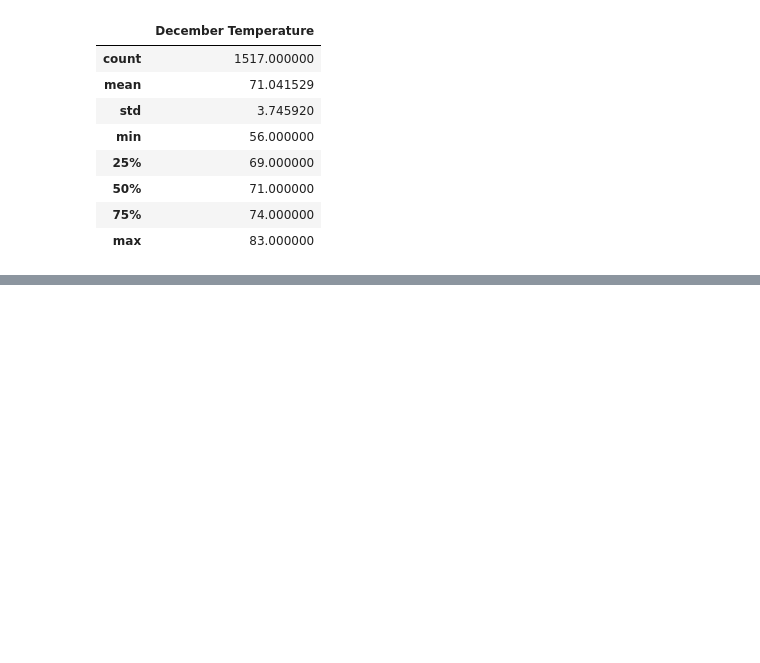
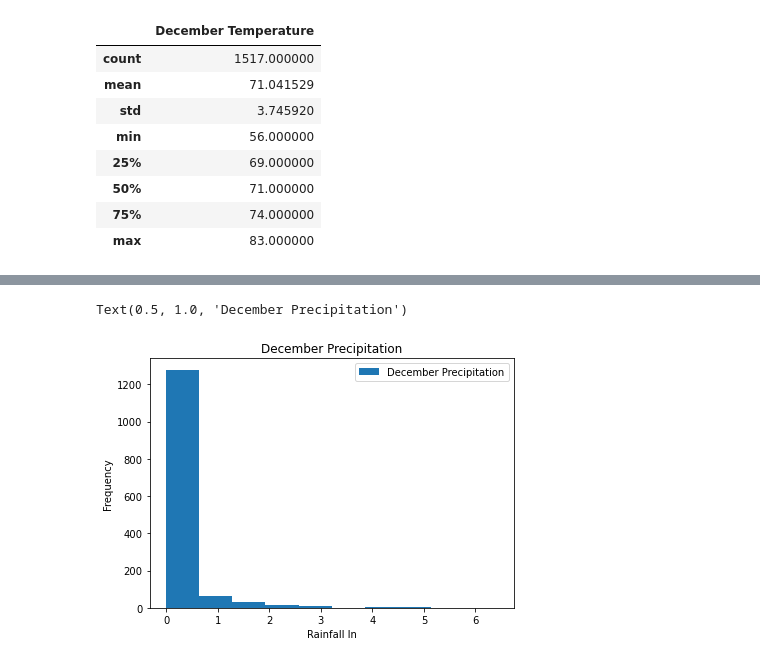
Before and after one commit to cameronewan/surfs_up, a Jupyter notebook: SurfsUp_Challenge.ipynb, the cells around one changed output, grey strips where cells are left out. Saved outputs shown, nothing was run; the diff lists cells and outputs as text; code cells hidden in the pictures; blank space fills up the shorter version.

```diff
--- a/SurfsUp_Challenge.ipynb
+++ b/SurfsUp_Challenge.ipynb
@@ -110,0 +148,4 @@ december_df.describe()
+# %%
+December_precipitation_df = pd.DataFrame(December_precipitation, columns=['December Precipitation'])
+December_precipitation_df
+December_precipitation_df.describe()
@@ -110,0 +162,8 @@ december_df.describe()
+# %%
+December_precipitation_df.plot.hist(bins=10)
+plt.tight_layout()  #compress the x-axis labels
+plt.xlabel('Rainfall In')
+plt.title('December Precipitation')
+# %% [output]
+Text(0.5, 1.0, 'December Precipitation')
+[figure, added]
```
Also changed, not shown: parts of 8 cells of this notebook.
